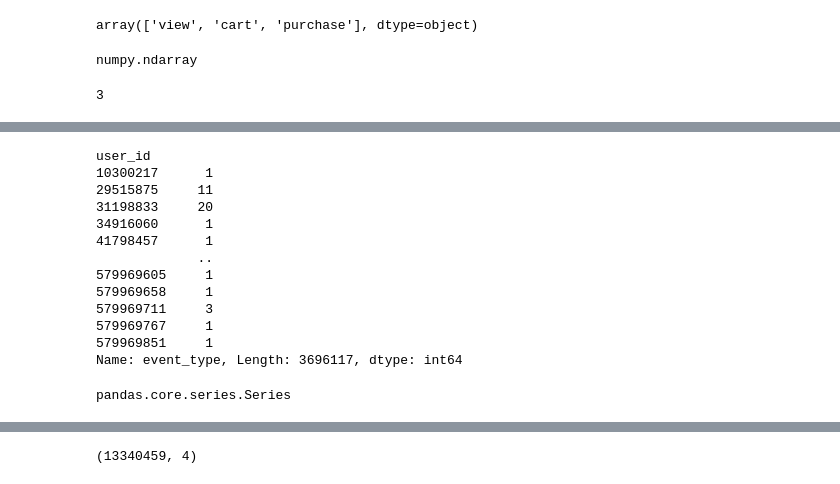
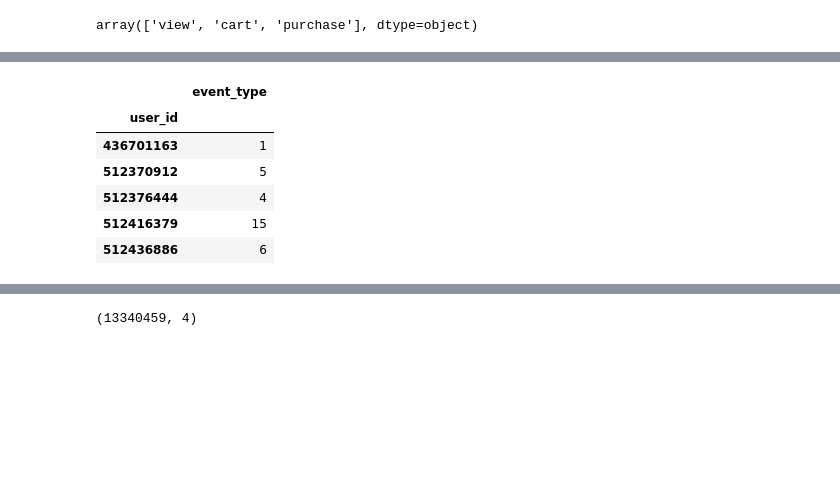
Before and after one commit to LA200/ADM_HW2, a Jupyter notebook: HW2 ADM.ipynb, the cells around one changed output, grey strips where cells are left out. Drawn from its saved outputs; the diff is of its cells as text; code cells hidden in the pictures; blank space fills up the shorter version.

```diff
--- a/HW2 ADM.ipynb
+++ b/HW2 ADM.ipynb
@@ -29,24 +33,10 @@ memory usage: 4.5+ GB
 # %%
 #taking single event
 allType = pd.unique(nov['event_type'])
+# this variable tells us that for november we have got 3 different events
+allType
+# %% [output]
+array(['view', 'cart', 'purchase'], dtype=object)
-# %%
-allType
-#this variable tells us that for november we have got 3 different events
-#could be useful
-# wiew
-# cart
-# purchase
-# %% [output]
-array(['view', 'cart', 'purchase'], dtype=object)
-# %%
-type(allType)
-# %% [output]
-numpy.ndarray
-# %%
-Type = allType.tolist()
-len(Type)
-# %% [output]
-3
 # %%
 nov.head()
 # %% [output]
@@ -57,27 +47,15 @@ nov.head()
 | 3 | 2019-11-01 00:00:01+00:00 | view | 3601530 | 2053013563810775923 | appliances.kitchen.washer | lg | 712.87 | 518085591 | ... |
 | 4 | 2019-11-01 00:00:01+00:00 | view | 1004775 | 2053013555631882655 | electronics.smartphone | xiaomi | 183.27 | 558856683 | ... |
 # %%
-#number of operation per each user
-#could be useful for RQ8
+# number of operation per each user
+# could be useful for RQ7
 a = nov.groupby('user_id').event_type.count()
+a.to_frame().head()
+# %% [output]
+|  | event_type |
+| user_id |  |
+| 436701163 | 1 |
+| 512370912 | 5 |
+| 512376444 | 4 |
+| 512416379 | 15 |
+| 512436886 | 6 |
-# %%
-a
-# %% [output]
-user_id
-10300217      1
-29515875     11
-31198833     20
-34916060      1
-41798457      1
-             ..
-579969605     1
-579969658     1
-579969711     3
-579969767     1
-579969851     1
-Name: event_type, Length: 3696117, dtype: int64
-# %%
-# show which kind of obj a is
-type(a)
-# %% [output]
-pandas.core.series.Series
```
Also changed, not shown: parts of 18 cells of this notebook.
